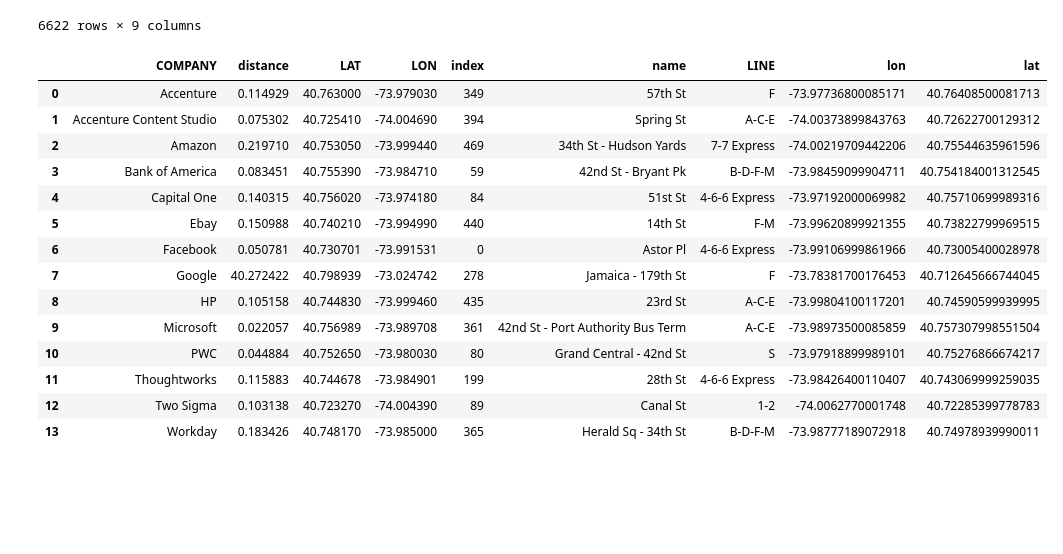
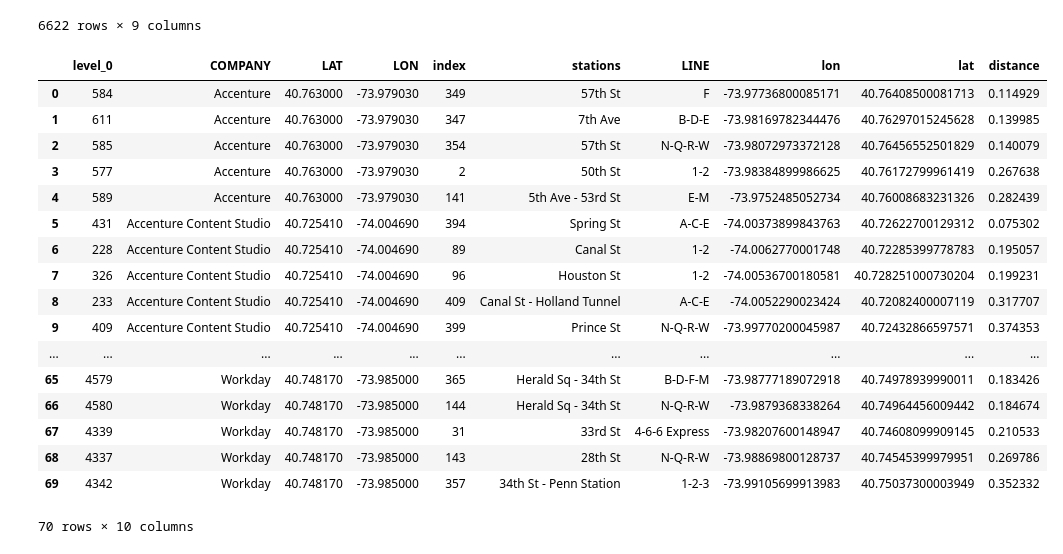
Before and after one commit to jason-sa/Toucans, a Jupyter notebook: read_mta_stations.ipynb, the cells around one changed output. Drawn from its saved outputs; the diff is of its cells as text; code cells hidden in the pictures; blank space fills up the shorter version.

```diff
--- a/read_mta_stations.ipynb
+++ b/read_mta_stations.ipynb
@@ -140,18 +112,0 @@ cs_closest = min_d.merge(cs, on = ['COMPANY','distance'], how='inner')
-# %%
-cs_closest
-# %% [output]
-|  | COMPANY | distance | LAT | LON | index | name | LINE | lon | lat |
-| 0 | Accenture | 0.114929 | 40.763000 | -73.979030 | 349 | 57th St | F | -73.97736800085171 | 40.76408500081713 |
-| 1 | Accenture Content Studio | 0.075302 | 40.725410 | -74.004690 | 394 | Spring St | A-C-E | -74.00373899843763 | 40.72622700129312 |
-| 2 | Amazon | 0.219710 | 40.753050 | -73.999440 | 469 | 34th St - Hudson Yards | 7-7 Express | -74.00219709442206 | 40.75544635961596 |
-| 3 | Bank of America | 0.083451 | 40.755390 | -73.984710 | 59 | 42nd St - Bryant Pk | B-D-F-M | -73.98459099904711 | 40.754184001312545 |
-| 4 | Capital One | 0.140315 | 40.756020 | -73.974180 | 84 | 51st St | 4-6-6 Express | -73.97192000069982 | 40.75710699989316 |
-| 5 | Ebay | 0.150988 | 40.740210 | -73.994990 | 440 | 14th St | F-M | -73.99620899921355 | 40.73822799969515 |
-| 6 | Facebook | 0.050781 | 40.730701 | -73.991531 | 0 | Astor Pl | 4-6-6 Express | -73.99106999861966 | 40.73005400028978 |
-| 7 | Google | 40.272422 | 40.798939 | -73.024742 | 278 | Jamaica - 179th St | F | -73.78381700176453 | 40.712645666744045 |
-| 8 | HP | 0.105158 | 40.744830 | -73.999460 | 435 | 23rd St | A-C-E | -73.99804100117201 | 40.74590599939995 |
-| 9 | Microsoft | 0.022057 | 40.756989 | -73.989708 | 361 | 42nd St - Port Authority Bus Term | A-C-E | -73.98973500085859 | 40.757307998551504 |
-| 10 | PWC | 0.044884 | 40.752650 | -73.980030 | 80 | Grand Central - 42nd St | S | -73.97918899989101 | 40.75276866674217 |
-| 11 | Thoughtworks | 0.115883 | 40.744678 | -73.984901 | 199 | 28th St | 4-6-6 Express | -73.98426400110407 | 40.743069999259035 |
-| 12 | Two Sigma | 0.103138 | 40.723270 | -74.004390 | 89 | Canal St | 1-2 | -74.0062770001748 | 40.72285399778783 |
-| 13 | Workday | 0.183426 | 40.748170 | -73.985000 | 365 | Herald Sq - 34th St | B-D-F-M | -73.98777189072918 | 40.74978939990011 |
@@ -162,0 +113,30 @@ def find_nearest_station(stations, companies, num):
+# %%
+min_d = (
+            cs.
+            sort_values(by =['COMPANY', 'distance'], ascending = [True, True]).
+            groupby('COMPANY').
+            head(5).
+            reset_index()
+        )
+# %%
+min_d.rename(columns={'name':'stations'}, inplace = True)
+min_d
+# %% [output]
+|  | level_0 | COMPANY | LAT | LON | index | stations | LINE | lon | lat | distance |
+| 0 | 584 | Accenture | 40.763000 | -73.979030 | 349 | 57th St | F | -73.97736800085171 | 40.76408500081713 | 0.114929 |
+| 1 | 611 | Accenture | 40.763000 | -73.979030 | 347 | 7th Ave | B-D-E | -73.98169782344476 | 40.76297015245628 | 0.139985 |
+| 2 | 585 | Accenture | 40.763000 | -73.979030 | 354 | 57th St | N-Q-R-W | -73.98072973372128 | 40.76456552501829 | 0.140079 |
+| 3 | 577 | Accenture | 40.763000 | -73.979030 | 2 | 50th St | 1-2 | -73.98384899986625 | 40.76172799961419 | 0.267638 |
+| 4 | 589 | Accenture | 40.763000 | -73.979030 | 141 | 5th Ave - 53rd St | E-M | -73.9752485052734 | 40.76008683231326 | 0.282439 |
+| 5 | 431 | Accenture Content Studio | 40.725410 | -74.004690 | 394 | Spring St | A-C-E | -74.00373899843763 | 40.72622700129312 | 0.075302 |
+| 6 | 228 | Accenture Content Studio | 40.725410 | -74.004690 | 89 | Canal St | 1-2 | -74.0062770001748 | 40.72285399778783 | 0.195057 |
+| 7 | 326 | Accenture Content Studio | 40.725410 | -74.004690 | 96 | Houston St | 1-2 | -74.00536700180581 | 40.728251000730204 | 0.199231 |
+| 8 | 233 | Accenture Content Studio | 40.725410 | -74.004690 | 409 | Canal St - Holland Tunnel | A-C-E | -74.0052290023424 | 40.72082400007119 | 0.317707 |
+| 9 | 409 | Accenture Content Studio | 40.725410 | -74.004690 | 399 | Prince St | N-Q-R-W | -73.99770200045987 | 40.72432866597571 | 0.374353 |
+| ... | ... | ... | ... | ... | ... | ... | ... | ... | ... | ... |
+| 65 | 4579 | Workday | 40.748170 | -73.985000 | 365 | Herald Sq - 34th St | B-D-F-M | -73.98777189072918 | 40.74978939990011 | 0.183426 |
+| 66 | 4580 | Workday | 40.748170 | -73.985000 | 144 | Herald Sq - 34th St | N-Q-R-W | -73.9879368338264 | 40.74964456009442 | 0.184674 |
+| 67 | 4339 | Workday | 40.748170 | -73.985000 | 31 | 33rd St | 4-6-6 Express | -73.98207600148947 | 40.74608099909145 | 0.210533 |
+| 68 | 4337 | Workday | 40.748170 | -73.985000 | 143 | 28th St | N-Q-R-W | -73.98869800128737 | 40.74545399979951 | 0.269786 |
+| 69 | 4342 | Workday | 40.748170 | -73.985000 | 357 | 34th St - Penn Station | 1-2-3 | -73.99105699913983 | 40.75037300003949 | 0.352332 |
+70 rows × 10 columns
```
Also changed, not shown: parts of 6 cells of this notebook, 1 other file.
